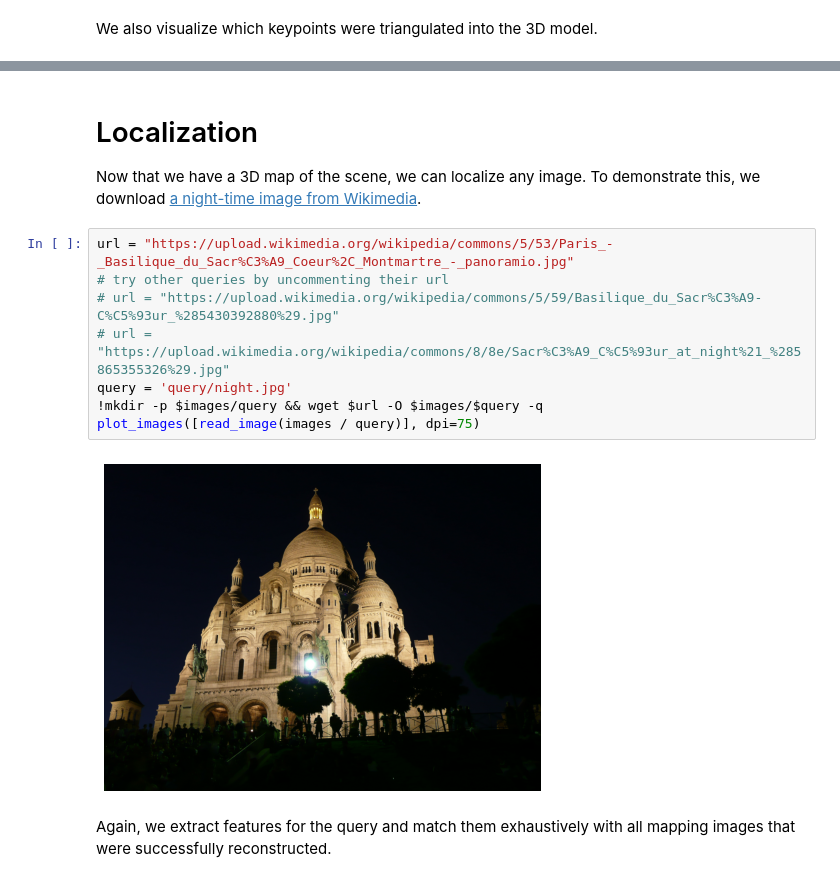
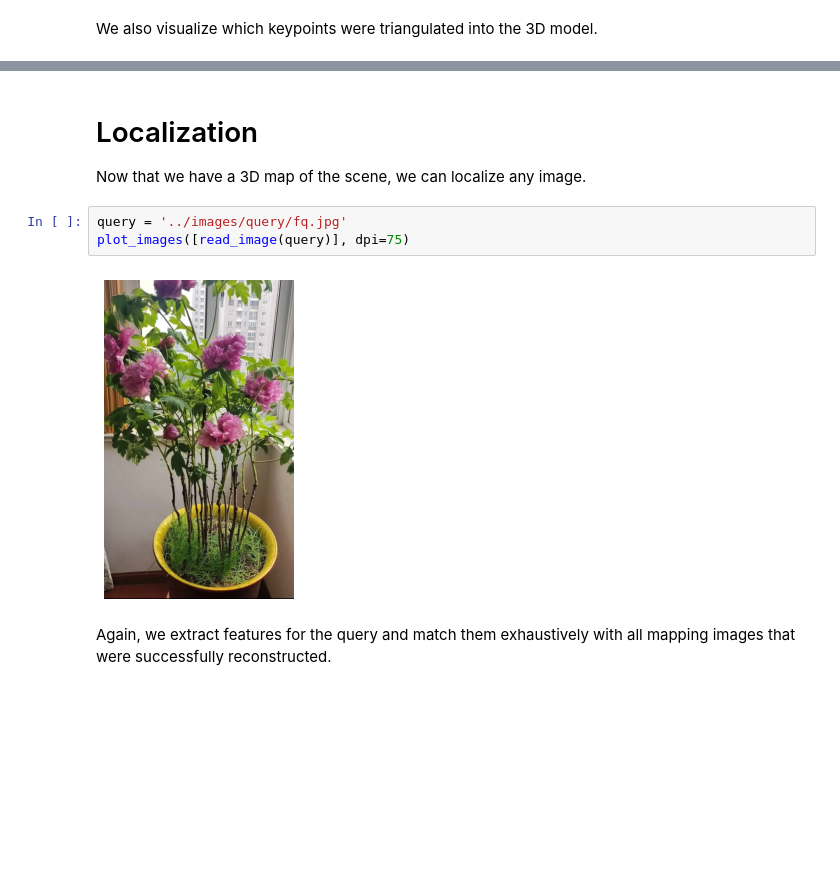
Before and after one commit to VModugno/ProPIF, a Jupyter notebook: scripts/demo_hloc.ipynb, the cells around one changed output, grey strips where cells are left out. Drawn from its saved outputs; the diff is of its cells as text; blank space fills up the shorter version.

```diff
--- a/scripts/demo_hloc.ipynb
+++ b/scripts/demo_hloc.ipynb
@@ -94,16 +91,11 @@ visualization.visualize_sfm_2d(model, images, color_by='visibility', n=2)
 # %% [markdown]
 # Localization
-Now that we have a 3D map of the scene, we can localize any image. To demonstrate this, we download [a night-time image from Wikimedia](https://commons.wikimedia.org/wiki/File:Paris_-_Basilique_du_Sacr%C3%A9_Coeur,_Montmartre_-_panoramio.jpg).
+Now that we have a 3D map of the scene, we can localize any image.
 # %%
-url = "https://upload.wikimedia.org/wikipedia/commons/5/53/Paris_-_Basilique_du_Sacr%C3%A9_Coeur%2C_Montmartre_-_panoramio.jpg"
-# try other queries by uncommenting their url
-# url = "https://upload.wikimedia.org/wikipedia/commons/5/59/Basilique_du_Sacr%C3%A9-C%C5%93ur_%285430392880%29.jpg"
-# url = "https://upload.wikimedia.org/wikipedia/commons/8/8e/Sacr%C3%A9_C%C5%93ur_at_night%21_%285865355326%29.jpg"
-query = 'query/night.jpg'
-!mkdir -p $images/query && wget $url -O $images/$query -q
-plot_images([read_image(images / query)], dpi=75)
+query = '../images/query/fq.jpg'
+plot_images([read_image(query)], dpi=75)
 # %% [output]
-[figure, old version]
+[figure, new version]
 # %% [markdown]
 Again, we extract features for the query and match them exhaustively with all mapping images that were successfully reconstructed.
 # %%
```
Also changed, not shown: parts of 13 cells of this notebook.
